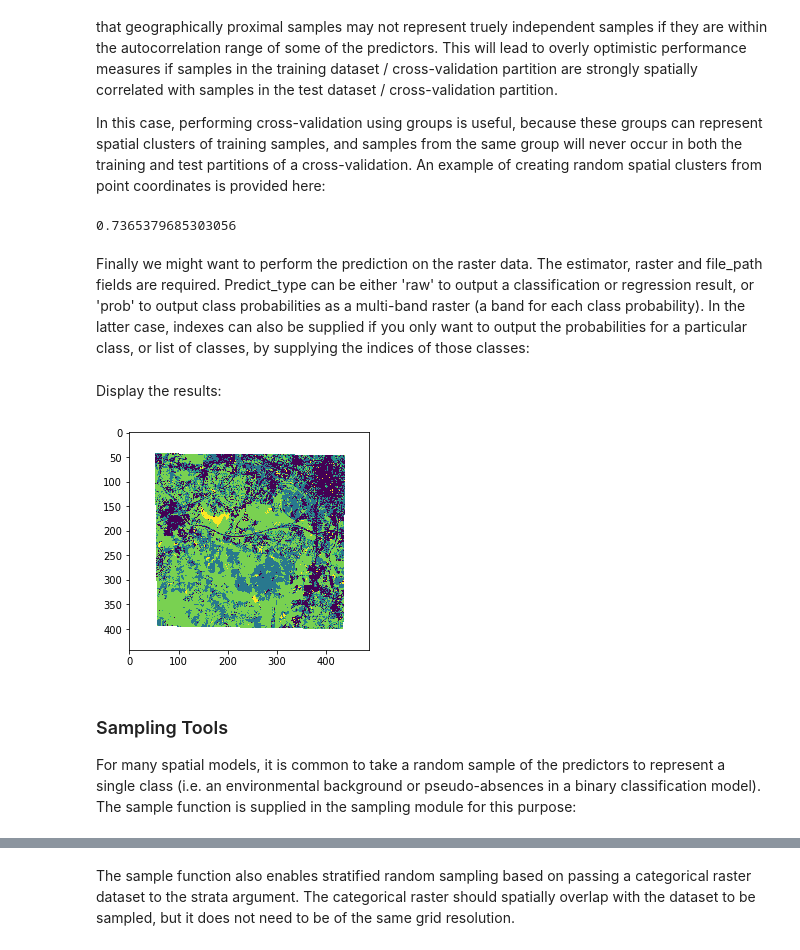
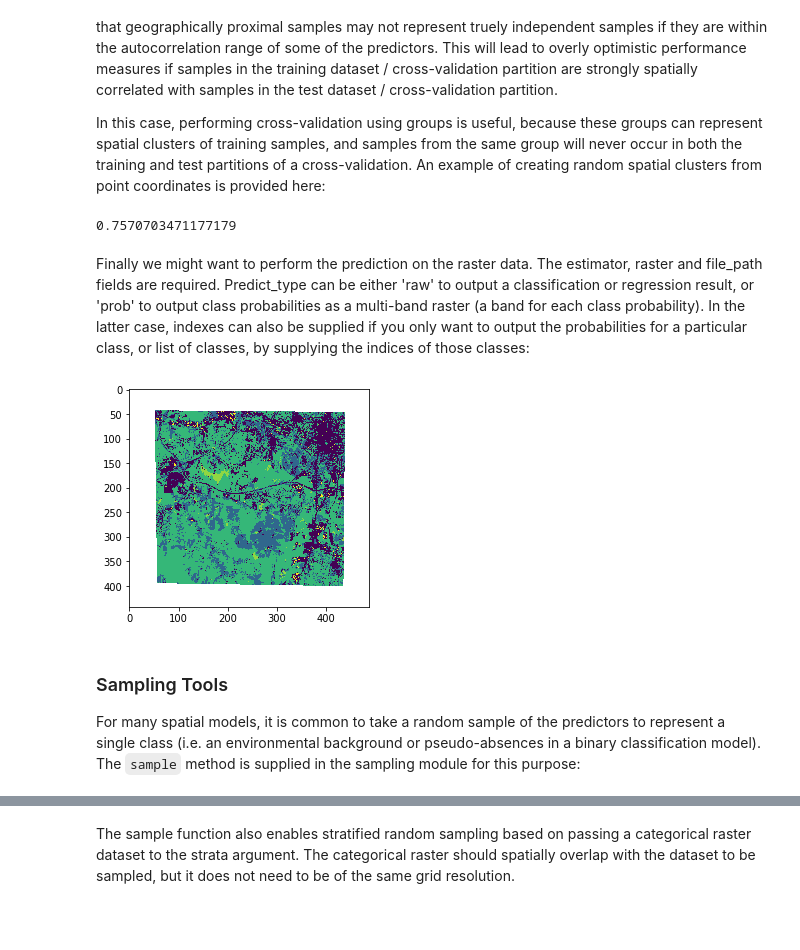
Before and after one commit to stevenpawley/Pyspatialml, a Jupyter notebook: examples/Example.ipynb, the cells around one changed output, grey strips where cells are left out. Saved outputs shown, nothing was run; the diff lists cells and outputs as text; code cells hidden in the pictures; blank space fills up the shorter version.

Commit message:
Updated extract_vector functions and examples

````diff
--- a/examples/Example.ipynb
+++ b/examples/Example.ipynb
@@ -42,0 +44,2 @@ Load some training data:
+# %%
+stack = RasterStack(predictors)
@@ -43,5 +50,7 @@ Load some training data:
 # %%
-training_py = geopandas.read_file('landsat96_polygons.shp')
-training_pt = geopandas.read_file('landsat96_points.shp')
-training_px = rasterio.open('landsat96_labelled_pixels.tif')
+training_py = geopandas.read_file(os.path.join(basedir, 'landsat96_polygons.shp'))
+training_pt = geopandas.read_file(os.path.join(basedir, 'landsat96_points.shp'))
+training_px = rasterio.open(os.path.join(basedir, 'landsat96_labelled_pixels.tif'))
+training_lines = deepcopy(training_py)
+training_lines['geometry'] = training_lines.geometry.boundary
 # %% [markdown]
@@ -88,0 +75,7 @@ Next we can train a logistic regression classifier:
+# %%
+# Create a training dataset by extracting the raster values at the training point locations:
+df_points = stack.extract_vector(response=training_pt, field='id')
+df_polygons = stack.extract_vector(response=training_py, field='id')
+df_lines = stack.extract_vector(response=training_lines, field='id')
+df_raster = stack.extract_raster(response=training_px, value_name='id')
+df_points.head()
@@ -89,4 +91,5 @@ Next we can train a logistic regression classifier:
 # %%
+# Next we can train a logistic regression classifier:
 from sklearn.linear_model import LogisticRegressionCV
 from sklearn.preprocessing import StandardScaler
 from sklearn.pipeline import Pipeline
@@ -98,6 +101,8 @@ lr = Pipeline(
      ('classifier', LogisticRegressionCV(n_jobs=-1))])
 
 # fit the classifier
+X = df_polygons.drop(columns=['id', 'geometry'])
+y = df_polygons.id
 lr.fit(X, y)
 # %% [output]
 Pipeline(memory=None,
@@ -110,11 +115,12 @@ After defining a classifier, a typical step consists of performing a cross-valid
 
 In this case, performing cross-validation using groups is useful, because these groups can represent spatial clusters of training samples, and samples from the same group will never occur in both the training and test partitions of a cross-validation. An example of creating random spatial clusters from point coordinates is provided here:
 # %%
+# spatial cross-validation
 from sklearn.cluster import KMeans
 
 # create 10 spatial clusters based on clustering of the training data point x,y coordinates
-clusters = KMeans(n_clusters=10, n_jobs=-1)
-clusters.fit(xy)
+clusters = KMeans(n_clusters=34, n_jobs=-1)
+clusters.fit(df_polygons.geometry.bounds.iloc[:, 0:2])
 
 # cross validate
 scores = cross_validate(
@@ -123,6 +129,6 @@ scores = cross_validate(
   cv=3,  n_jobs=1)
 scores['test_score'].mean()
 # %% [output]
-0.7365379685303056
+0.7570703471177179
 # %% [markdown]
 Finally we might want to perform the prediction on the raster data. The estimator, raster and file_path fields are required. Predict_type can be either 'raw' to output a classification or regression result, or 'prob' to output class probabilities as a multi-band raster (a band for each class probability). In the latter case, indexes can also be supplied if you only want to output the probabilities for a particular class, or list of classes, by supplying the indices of those classes:
@@ -133,11 +135,11 @@ result = predict(estimator=lr, dataset=src, file_path='classification.tif',
-# %% [markdown]
-Display the results:
 # %%
+# prediction
+result = stack.predict(estimator=lr, dtype='int16', nodata=0)
 plt.imshow(result.read(1, masked=True))
 plt.show()
 # %% [output]
-[figure, old version]
+[figure, new version]
 # %% [markdown]
 ### Sampling Tools
 
-For many spatial models, it is common to take a random sample of the predictors to represent a single class (i.e. an environmental background or pseudo-absences in a binary classification model). The sample function is supplied in the sampling module for this purpose:
+For many spatial models, it is common to take a random sample of the predictors to represent a single class (i.e. an environmental background or pseudo-absences in a binary classification model). The ```sample``` method is supplied in the sampling module for this purpose:
````
Also changed, not shown: parts of 29 cells of this notebook, 2 other files.
